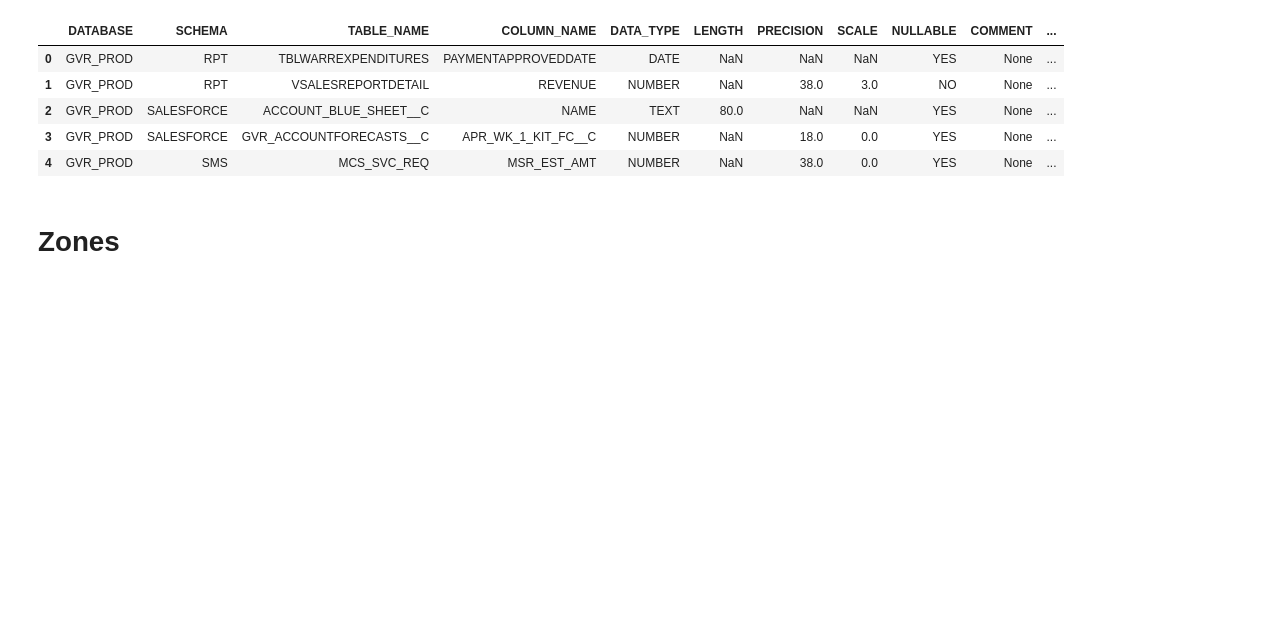
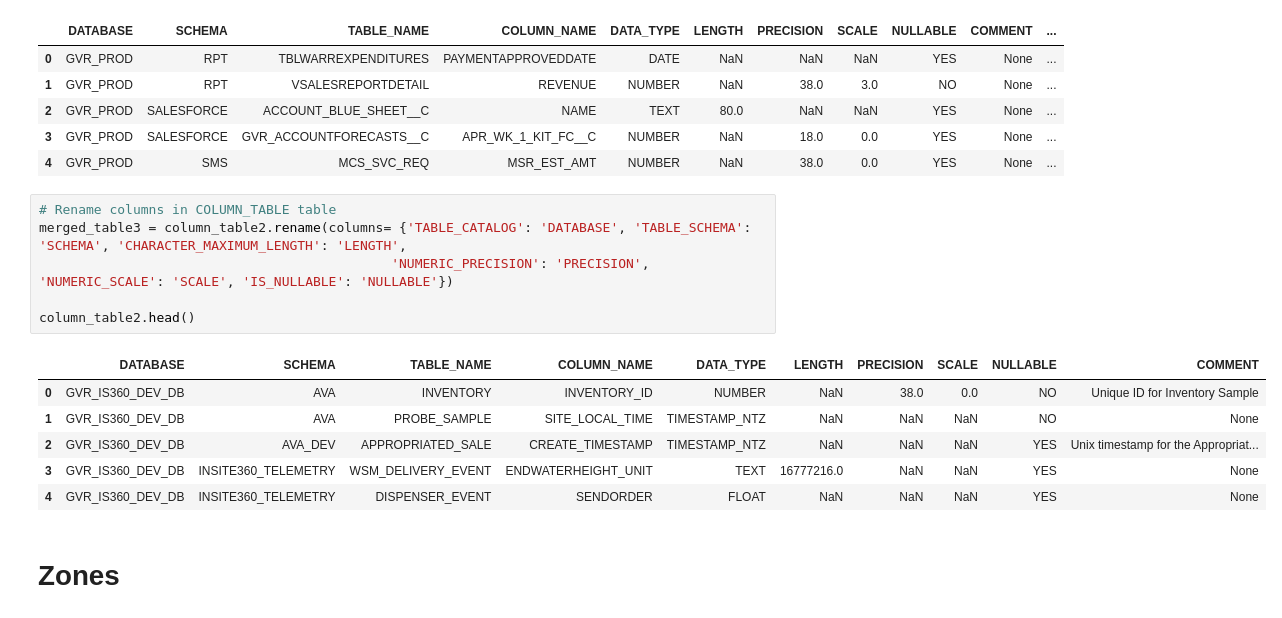
Before and after one commit to emilyporter920/Data_catalog, a Jupyter notebook: Data_Catalog_Script.ipynb, the cells around one changed output. Cells and saved outputs as stored; diff of their text form; blank space fills up the shorter version.

```diff
--- a/Data_Catalog_Script.ipynb
+++ b/Data_Catalog_Script.ipynb
@@ -220,6 +220,19 @@ merged_tables3.head()
 | 2 | GVR_PROD | SALESFORCE | ACCOUNT_BLUE_SHEET__C | NAME | TEXT | 80.0 | NaN | NaN | YES | None | ... |
 | 3 | GVR_PROD | SALESFORCE | GVR_ACCOUNTFORECASTS__C | APR_WK_1_KIT_FC__C | NUMBER | NaN | 18.0 | 0.0 | YES | None | ... |
 | 4 | GVR_PROD | SMS | MCS_SVC_REQ | MSR_EST_AMT | NUMBER | NaN | 38.0 | 0.0 | YES | None | ... |
+# %%
+# Rename columns in COLUMN_TABLE table
+merged_table3 = column_table2.rename(columns= {'TABLE_CATALOG': 'DATABASE', 'TABLE_SCHEMA': 'SCHEMA', 'CHARACTER_MAXIMUM_LENGTH': 'LENGTH',
+                                             'NUMERIC_PRECISION': 'PRECISION', 'NUMERIC_SCALE': 'SCALE', 'IS_NULLABLE': 'NULLABLE'})
+
+column_table2.head()
+# %% [output]
+|  | DATABASE | SCHEMA | TABLE_NAME | COLUMN_NAME | DATA_TYPE | LENGTH | PRECISION | SCALE | NULLABLE | COMMENT |
+| 0 | GVR_IS360_DEV_DB | AVA | INVENTORY | INVENTORY_ID | NUMBER | NaN | 38.0 | 0.0 | NO | Unique ID for Inventory Sample |
+| 1 | GVR_IS360_DEV_DB | AVA | PROBE_SAMPLE | SITE_LOCAL_TIME | TIMESTAMP_NTZ | NaN | NaN | NaN | NO | None |
+| 2 | GVR_IS360_DEV_DB | AVA_DEV | APPROPRIATED_SALE | CREATE_TIMESTAMP | TIMESTAMP_NTZ | NaN | NaN | NaN | YES | Unix timestamp for the Appropriat... |
+| 3 | GVR_IS360_DEV_DB | INSITE360_TELEMETRY | WSM_DELIVERY_EVENT | ENDWATERHEIGHT_UNIT | TEXT | 16777216.0 | NaN | NaN | YES | None |
+| 4 | GVR_IS360_DEV_DB | INSITE360_TELEMETRY | DISPENSER_EVENT | SENDORDER | FLOAT | NaN | NaN | NaN | YES | None |
 # %% [markdown]
 # Zones
 # %%
```
Also changed, not shown: parts of 17 cells of this notebook, 1 other file.
